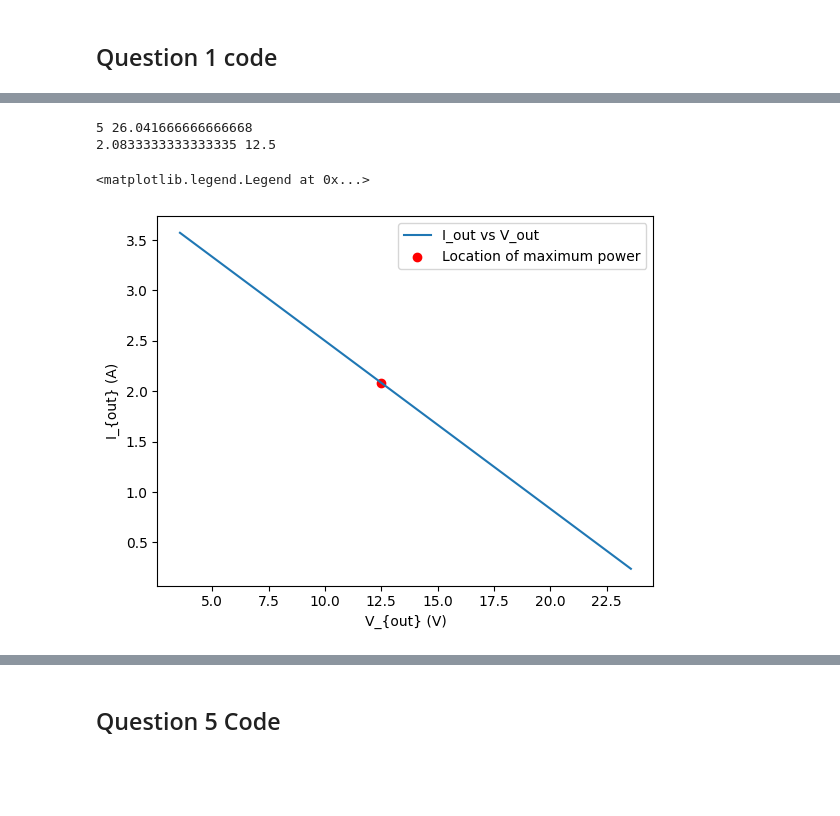
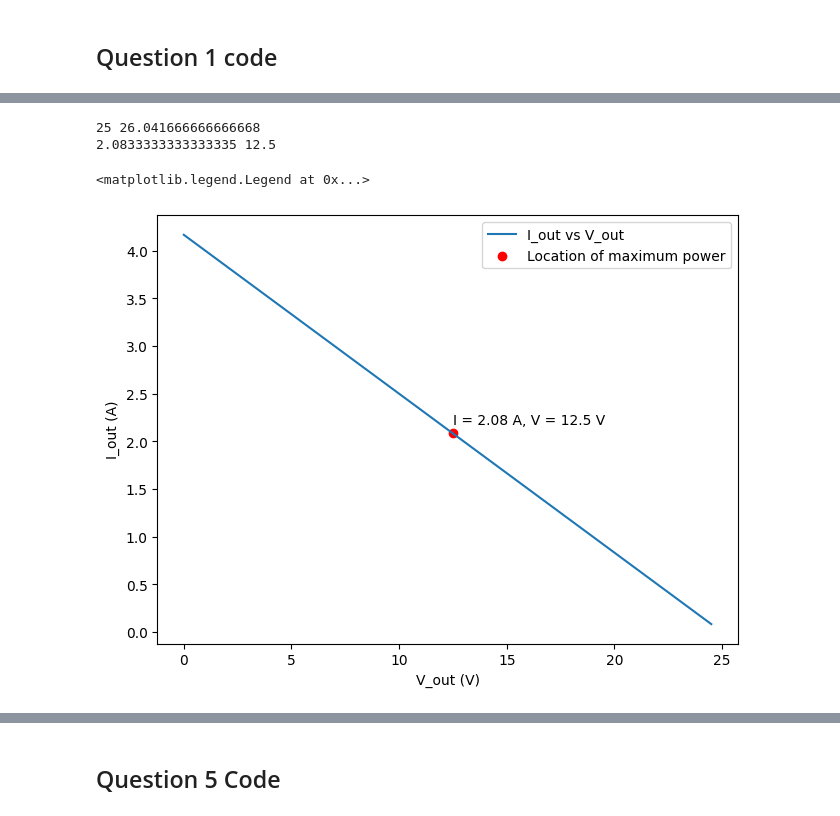
Before and after one commit to WeiLuya/mae119_code, a Jupyter notebook: hw1/MAE119_HW1.ipynb, the cells around one changed output, grey strips where cells are left out. Drawn from its saved outputs; the diff is of its cells as text; code cells hidden in the pictures; blank space fills up the shorter version.

```diff
--- a/hw1/MAE119_HW1.ipynb
+++ b/hw1/MAE119_HW1.ipynb
@@ -36,0 +19,12 @@ I_out = (V_in - V_out) / R_s
+# %%
+# R_L = np.arange(0,1000)
+# V_out = 25 * (R_L/(6+R_L))
+# I_out = 25/(6+R_L)
+V_out = np.arange(0, 25, 0.5)
+I_out = (25 - V_out)/6
+
+fig, ax = plt.subplots()
+ax.plot(V_out, I_out)
+ax.set_xlabel('V_out (V)')
+ax.set_ylabel('I_out (A)')
+ax.set_title('I_out vs V_out')
@@ -45,20 +39,24 @@ Text(0, 0.5, 'I_{out} (A)')
 # %%
-p = I_out * V_out
+p = (25 - V_out) * V_out / 6
 
 max_idx = np.argmax(p)
 power_max = np.max(p)
 print(max_idx, power_max)
 print(I_out[max_idx], V_out[max_idx])
 # %% [output]
-5 26.041666666666668
+25 26.041666666666668
 2.0833333333333335 12.5
 # %%
-fig, ax = plt.subplots()
-line, = ax.plot(V_out, I_out, label='I_out vs V_out')
-ax.set_xlabel('V_{out} (V)')
-ax.set_ylabel('I_{out} (A)')
-dot = ax.scatter(V_out[max_idx], I_out[max_idx], label='Location of maximum power', color='red')
-ax.legend(handles=[line, dot])
+fig, ax = plt.subplots(layout='constrained')
+ax.plot(V_out, I_out, label='I_out vs V_out')
+ax.scatter(V_out[max_idx], I_out[max_idx], label='Location of maximum power', color='red')
+ax.annotate(
+    'I = {0:0.2f} A, V = {1:0.1f} V'.format(round(I_out[max_idx], 2), round(V_out[max_idx], 1)),
+    (V_out[max_idx], I_out[max_idx]+0.1)
+)
+ax.set_xlabel('V_out (V)')
+ax.set_ylabel('I_out (A)')
+ax.legend()
 # %% [output]
 <matplotlib.legend.Legend at 0x...>
-[figure, old version]
+[figure, new version]
```
Also changed, not shown: parts of 4 cells of this notebook.
